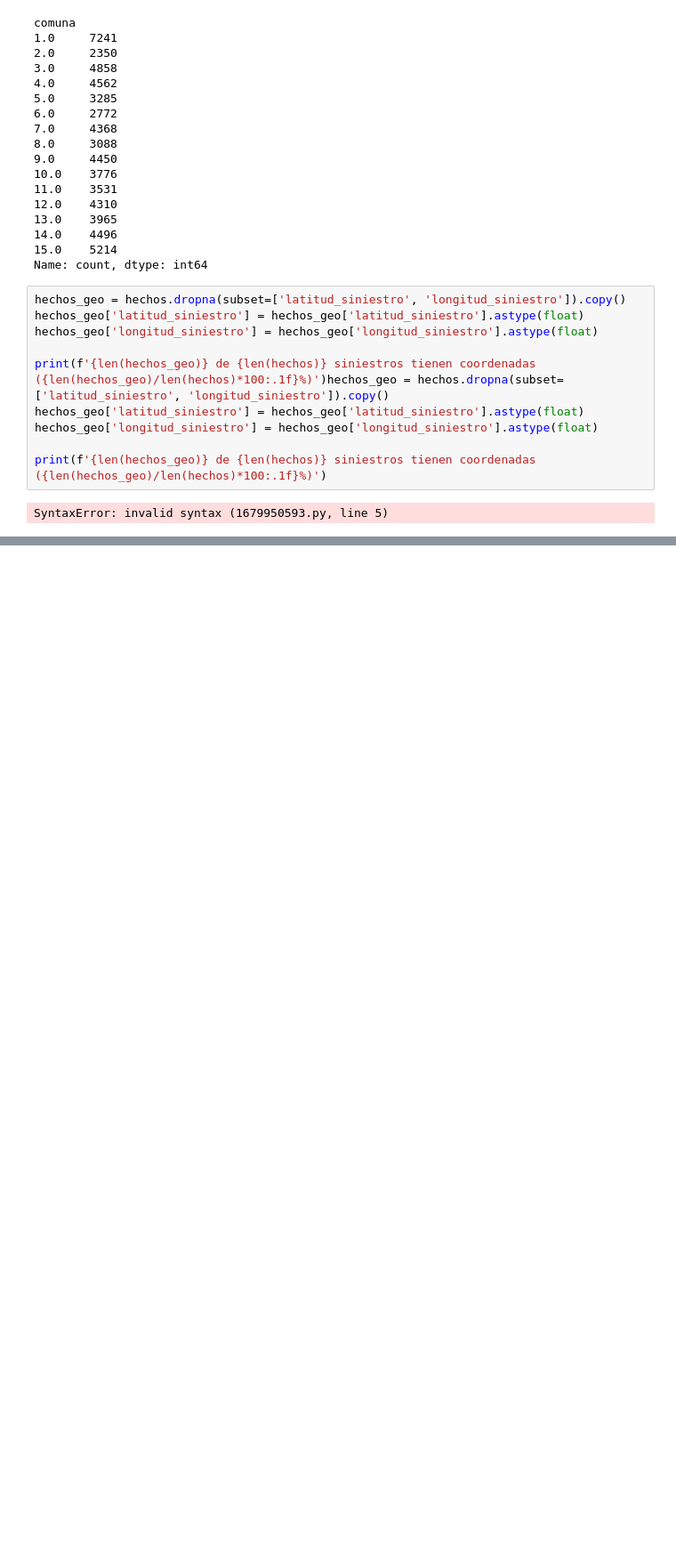
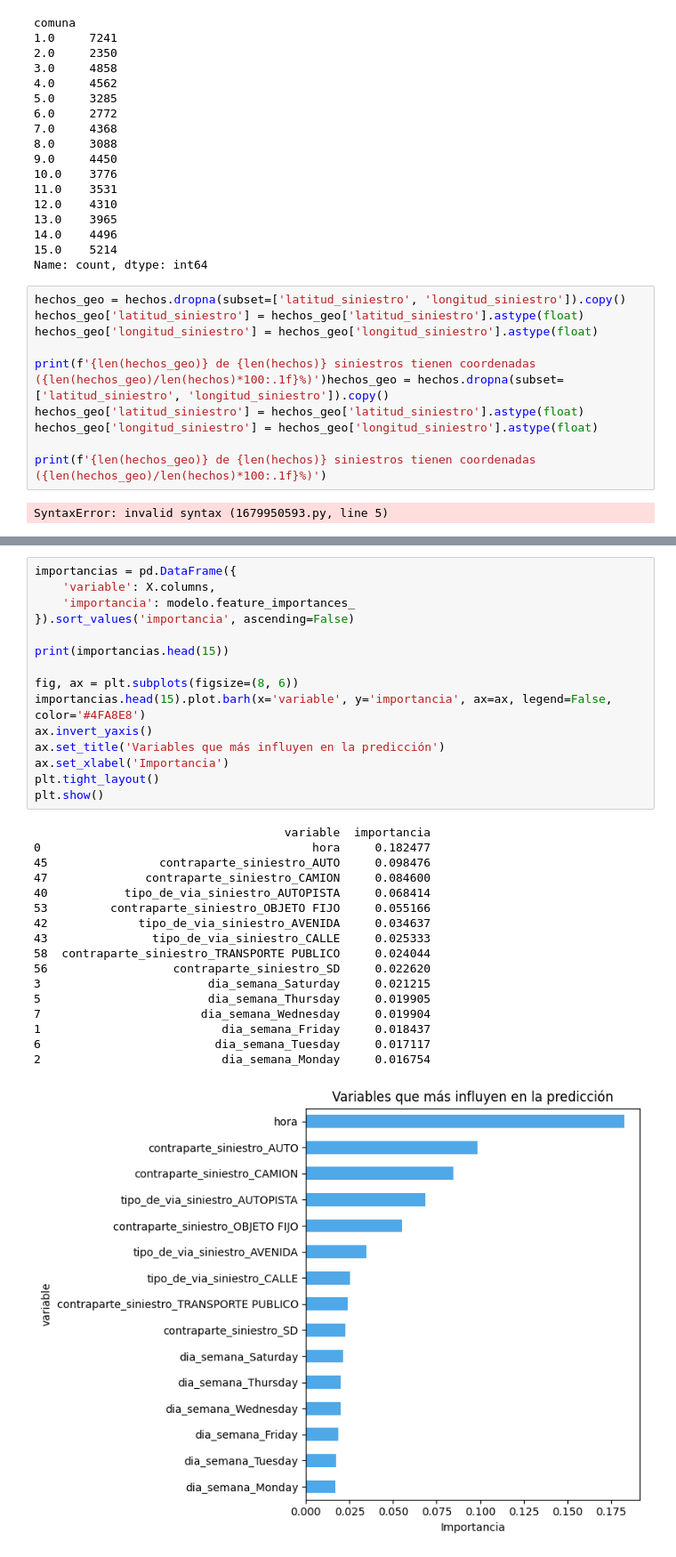
Before and after one commit to Roudcode/motosafe-gba, a Jupyter notebook: notebooks/01_eda_hotspots_moto.ipynb, the cells around one changed output, grey strips where cells are left out. Shown at 89% size. Cells and saved outputs as stored; diff of their text form; blank space fills up the shorter version.

```diff
--- a/notebooks/01_eda_hotspots_moto.ipynb
+++ b/notebooks/01_eda_hotspots_moto.ipynb
@@ -277,0 +374,33 @@ print(top10[['cluster', 'cantidad_siniestros', 'mortales', 'graves', 'direccion'
+# %%
+importancias = pd.DataFrame({
+    'variable': X.columns,
+    'importancia': modelo.feature_importances_
+}).sort_values('importancia', ascending=False)
+
+print(importancias.head(15))
+
+fig, ax = plt.subplots(figsize=(8, 6))
+importancias.head(15).plot.barh(x='variable', y='importancia', ax=ax, legend=False, color='#4FA8E8')
+ax.invert_yaxis()
+ax.set_title('Variables que más influyen en la predicción')
+ax.set_xlabel('Importancia')
+plt.tight_layout()
+plt.show()
+# %% [output]
+                                    variable  importancia
+0                                       hora     0.182477
+45                contraparte_siniestro_AUTO     0.098476
+47              contraparte_siniestro_CAMION     0.084600
+40           tipo_de_via_siniestro_AUTOPISTA     0.068414
+53         contraparte_siniestro_OBJETO FIJO     0.055166
+42             tipo_de_via_siniestro_AVENIDA     0.034637
+43               tipo_de_via_siniestro_CALLE     0.025333
+58  contraparte_siniestro_TRANSPORTE PUBLICO     0.024044
+56                  contraparte_siniestro_SD     0.022620
+3                        dia_semana_Saturday     0.021215
+5                        dia_semana_Thursday     0.019905
+7                       dia_semana_Wednesday     0.019904
+1                          dia_semana_Friday     0.018437
+6                         dia_semana_Tuesday     0.017117
+2                          dia_semana_Monday     0.016754
+[figure, added]
```
Also changed, not shown: parts of 36 cells of this notebook, 3 other files.
